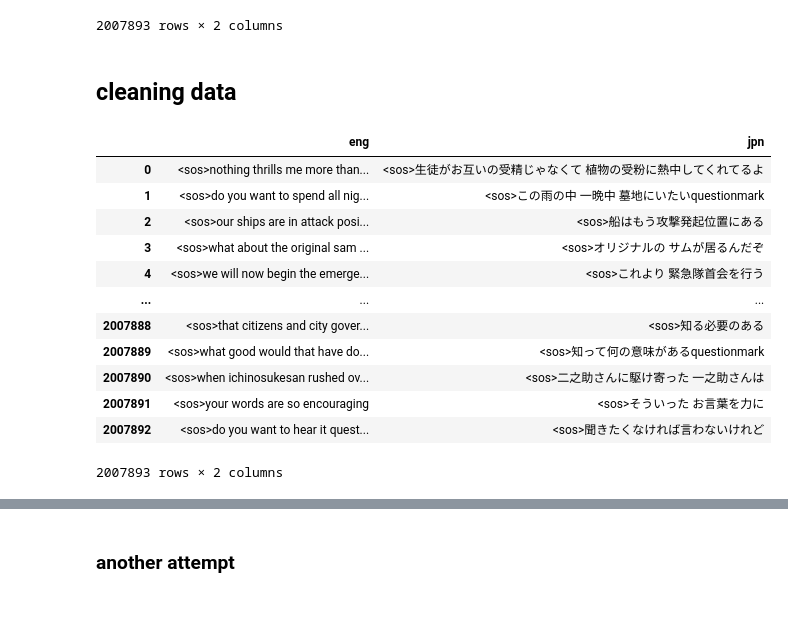
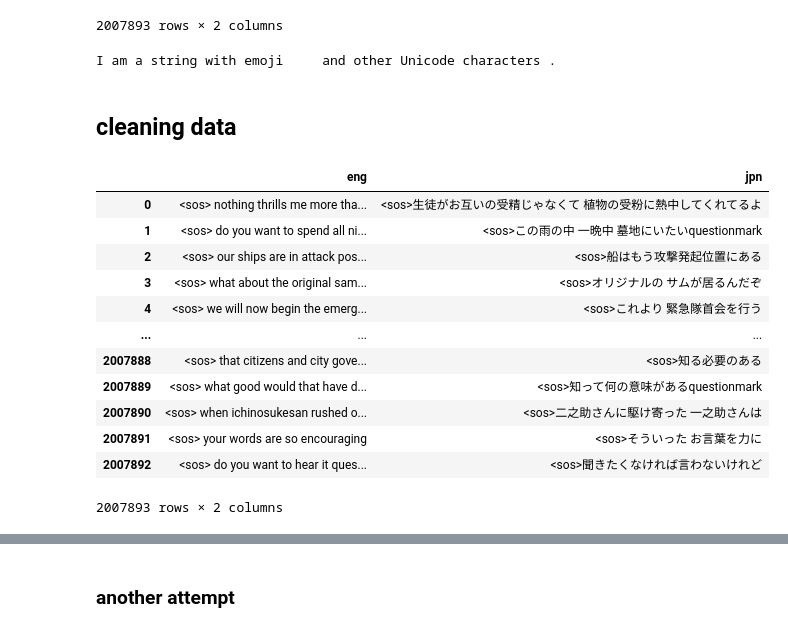
Before and after one commit to pacificocean1912/JPN_2_ENG, a Jupyter notebook: data_cleaning_jpn_eng_translation.ipynb, the cells around one changed output, grey strips where cells are left out. Cells and saved outputs as stored; diff of their text form; code cells hidden in the pictures.

```diff
--- a/data_cleaning_jpn_eng_translation.ipynb
+++ b/data_cleaning_jpn_eng_translation.ipynb
@@ -103,50 +100,95 @@ df
 | 2007891 | your words are so encouraging. | そういった お言葉を力に...。 |
 | 2007892 | do you want to hear it? | 聞きたくなければ言わないけれど。 |
 2007893 rows × 2 columns
+# %%
+import re
+str = "I am a string with emoji 😍😍😱😱👿👿🐔🌚  ➡  and other Unicode characters 比如中文."
+emoji_pattern = re.compile("["
+        u"\U0001F600-\U0001F64F"  # emoticons
+        u"\U0001F300-\U0001F5FF"  # symbols & pictographs
+        u"\U0001F680-\U0001F6FF"  # transport & map symbols
+        u"\U0001F1E0-\U0001F1FF"  # flags (iOS)
+        u"\U00002500-\U00002BEF"  # chinese char
+        u"\U00002702-\U000027B0"
+        u"\U000024C2-\U0001F251"
+        u"\U0001f926-\U0001f937"
+        u"\U00010000-\U0010ffff"
+        u"\u2640-\u2642"
+        u"\u2600-\u2B55"
+        u"\u200d"
+        u"\u23cf"
+        u"\u23e9"
+        u"\u231a"
+        u"\ufe0f"  # dingbats
+        u"\u3030"
+                      "]+", re.UNICODE)
+print(emoji_pattern.sub(r'', str)) # no emoji
+# %% [output]
+I am a string with emoji     and other Unicode characters .
 # %% [markdown]
 ## cleaning data
 # %%
 import numpy as np
 import re
 english_column = []
 for i in df['eng'].values_host:
     i=i.replace("?"," questionmark ").lower()
     i=re.sub(r"(@\[A-Za-z0-9]+)|([^0-9A-Za-z \t])|(\w+:\/\/\S+)|^rt|http.", " ", i)
     i=i.replace(" t "," not ")
     i=i.replace(" ll "," will ")
     i=i.replace(" d "," had ")
     i=i.replace(" m "," am ")
     i=i.replace(" ve "," have ")
     i=i.replace(" s "," is ")
     i=i.replace(" re "," have ")
     i=i.replace("  "," ")
-    i='<sos>'+i
+    emoji_pattern = re.compile("["
+        u"\U0001F600-\U0001F64F"  # emoticons
+        u"\U0001F300-\U0001F5FF"  # symbols & pictographs
+        u"\U0001F680-\U0001F6FF"  # transport & map symbols
+        u"\U0001F1E0-\U0001F1FF"  # flags (iOS)
+        u"\U00002500-\U00002BEF"  # chinese char
+        u"\U00002702-\U000027B0"
+        u"\U000024C2-\U0001F251"
+        u"\U0001f926-\U0001f937"
+        u"\U00010000-\U0010ffff"
+        u"\u2640-\u2642"
+        u"\u2600-\u2B55"
+        u"\u200d"
+        u"\u23cf"
+        u"\u23e9"
+        u"\u231a"
+        u"\ufe0f"  # dingbats
+        u"\u3030"
+                      "]+", re.UNICODE)
+    i=emoji_pattern.sub(r'', i)
+    i='<sos> '+i
     english_column.append(i)
 japanese_column=[]
 for i in df['jpn'].values_host:
     list_of_syntax=["。",".","!","(",")","・","“"]
     i=i.replace("?","questionmark")
     for j in list_of_syntax:
         i=i.replace(j,"")
 
     i='<sos>'+i
     japanese_column.append(i)
 df['eng']=english_column
 df['jpn']=japanese_column
 df
 # %% [output]
 |  | eng | jpn |
-| 0 | <sos>nothing thrills me more than... | <sos>生徒がお互いの受精じゃなくて 植物の受粉に熱中してくれてるよ |
-| 1 | <sos>do you want to spend all nig... | <sos>この雨の中 一晩中 墓地にいたいquestionmark |
-| 2 | <sos>our ships are in attack posi... | <sos>船はもう攻撃発起位置にある |
-| 3 | <sos>what about the original sam ... | <sos>オリジナルの サムが居るんだぞ |
-| 4 | <sos>we will now begin the emerge... | <sos>これより 緊急隊首会を行う |
+| 0 | <sos> nothing thrills me more tha... | <sos>生徒がお互いの受精じゃなくて 植物の受粉に熱中してくれてるよ |
+| 1 | <sos> do you want to spend all ni... | <sos>この雨の中 一晩中 墓地にいたいquestionmark |
+| 2 | <sos> our ships are in attack pos... | <sos>船はもう攻撃発起位置にある |
+| 3 | <sos> what about the original sam... | <sos>オリジナルの サムが居るんだぞ |
+| 4 | <sos> we will now begin the emerg... | <sos>これより 緊急隊首会を行う |
 | ... | ... | ... |
-| 2007888 | <sos>that citizens and city gover... | <sos>知る必要のある |
-| 2007889 | <sos>what good would that have do... | <sos>知って何の意味があるquestionmark |
-| 2007890 | <sos>when ichinosukesan rushed ov... | <sos>二之助さんに駆け寄った 一之助さんは |
-| 2007891 | <sos>your words are so encouraging | <sos>そういった お言葉を力に |
-| 2007892 | <sos>do you want to hear it quest... | <sos>聞きたくなければ言わないけれど |
+| 2007888 | <sos> that citizens and city gove... | <sos>知る必要のある |
+| 2007889 | <sos> what good would that have d... | <sos>知って何の意味があるquestionmark |
+| 2007890 | <sos> when ichinosukesan rushed o... | <sos>二之助さんに駆け寄った 一之助さんは |
+| 2007891 | <sos> your words are so encouraging | <sos>そういった お言葉を力に |
+| 2007892 | <sos> do you want to hear it ques... | <sos>聞きたくなければ言わないけれど |
 2007893 rows × 2 columns
 # %%
 import MeCab
```
Also changed, not shown: parts of 75 cells of this notebook.
